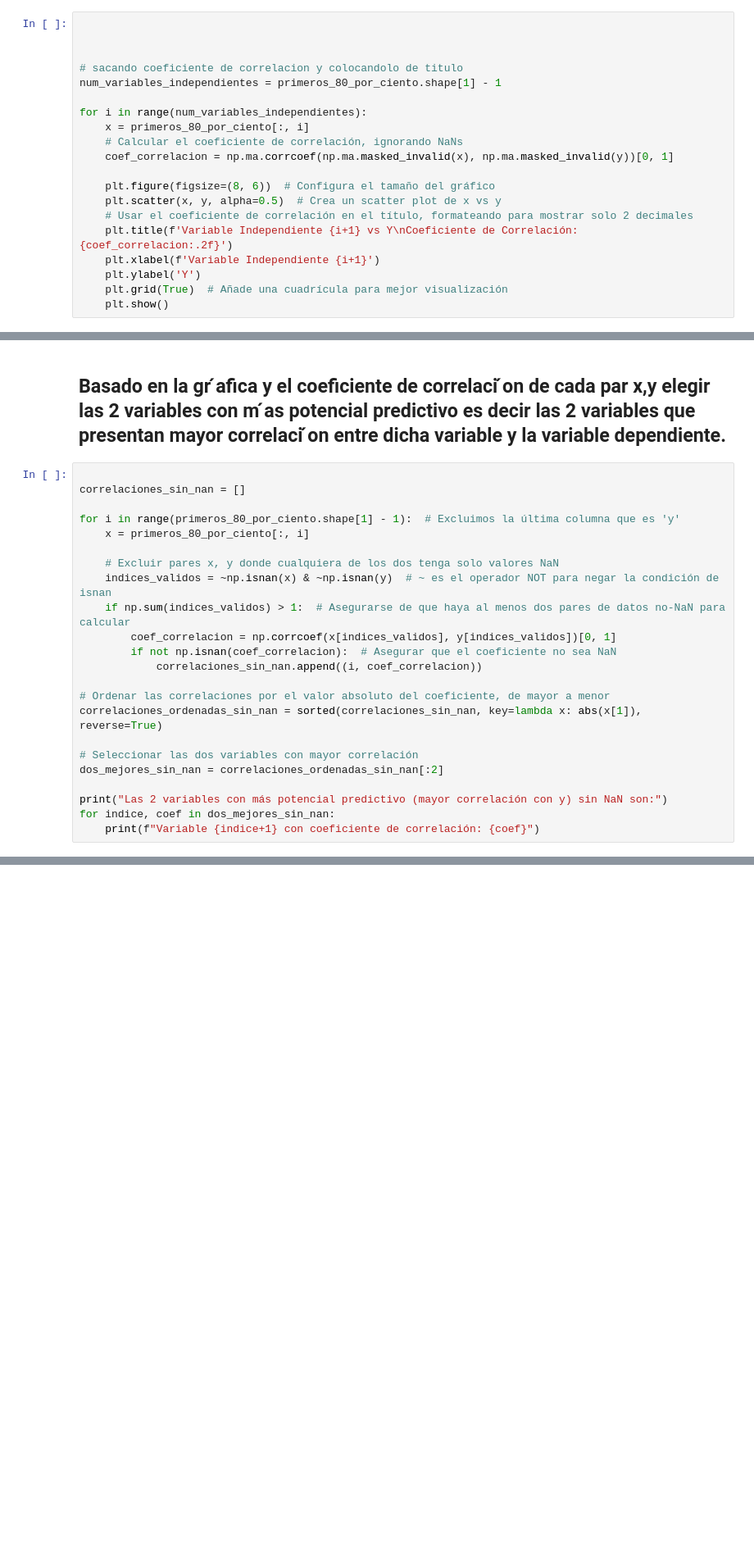
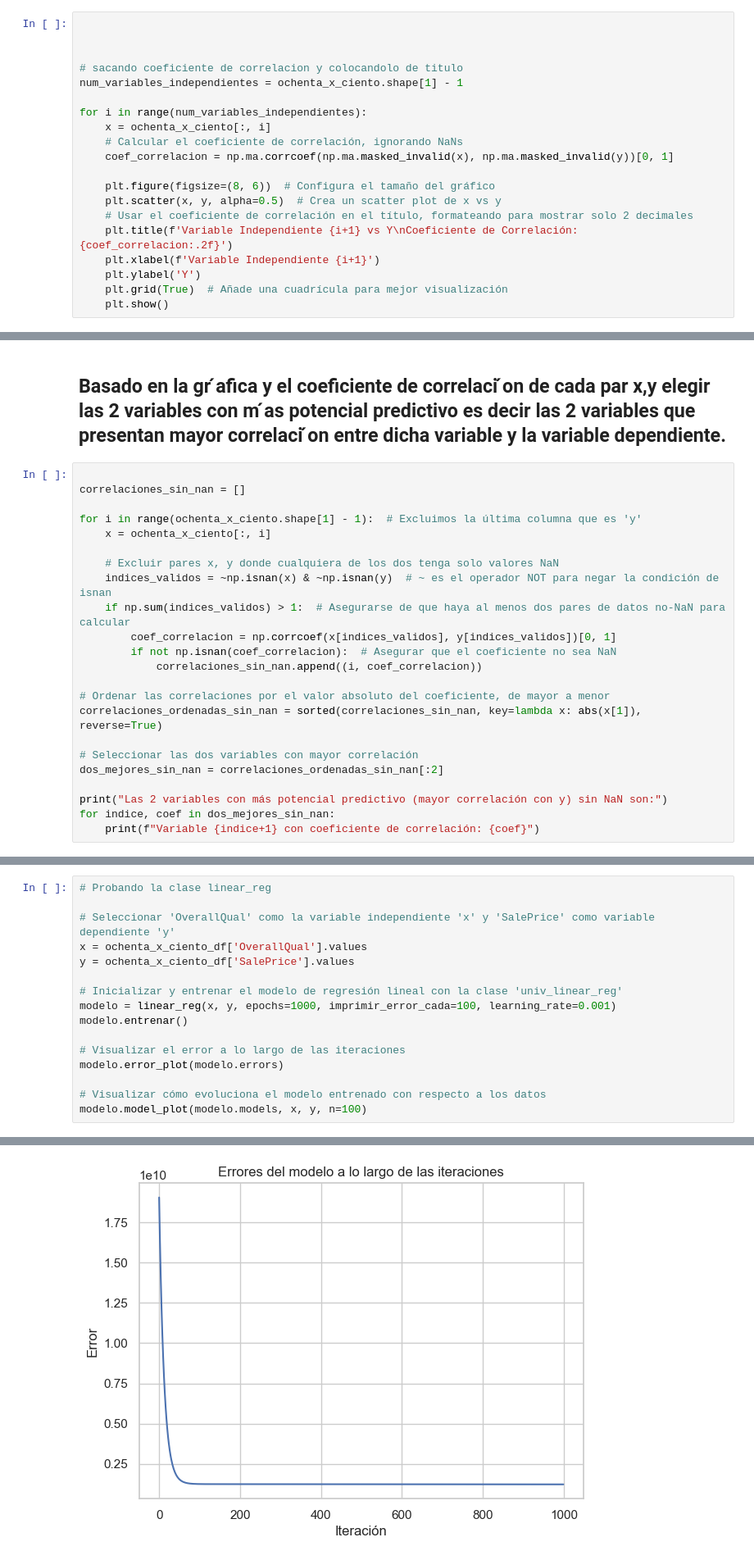
Before and after one commit to Yelt17/Proyecto1_Yeltsin_Alvarado_2400539, a Jupyter notebook: Proyecto_1_24000539.ipynb, the cells around one changed output, grey strips where cells are left out. Shown at 82% size. Cells and saved outputs as stored; diff of their text form; blank space fills up the shorter version.

```diff
--- a/Proyecto_1_24000539.ipynb
+++ b/Proyecto_1_24000539.ipynb
@@ -155,10 +181,10 @@ print(y)
 
 
 # sacando coeficiente de correlacion y colocandolo de titulo
-num_variables_independientes = primeros_80_por_ciento.shape[1] - 1
+num_variables_independientes = ochenta_x_ciento.shape[1] - 1
 
 for i in range(num_variables_independientes):
-    x = primeros_80_por_ciento[:, i]
+    x = ochenta_x_ciento[:, i]
     # Calcular el coeficiente de correlación, ignorando NaNs
     coef_correlacion = np.ma.corrcoef(np.ma.masked_invalid(x), np.ma.masked_invalid(y))[0, 1]
 
@@ -182,8 +208,8 @@ for i in range(num_variables_independientes):
 
 correlaciones_sin_nan = []
 
-for i in range(primeros_80_por_ciento.shape[1] - 1):  # Excluimos la última columna que es 'y'
-    x = primeros_80_por_ciento[:, i]
+for i in range(ochenta_x_ciento.shape[1] - 1):  # Excluimos la última columna que es 'y'
+    x = ochenta_x_ciento[:, i]
 
     # Excluir pares x, y donde cualquiera de los dos tenga solo valores NaN
     indices_validos = ~np.isnan(x) & ~np.isnan(y)  # ~ es el operador NOT para negar la condición de isnan
@@ -209,0 +300,17 @@ Variable 4 con coeficiente de correlación: 0.32261840022276594
+# %%
+# Probando la clase linear_reg
+
+# Seleccionar 'OverallQual' como la variable independiente 'x' y 'SalePrice' como variable dependiente 'y'
+x = ochenta_x_ciento_df['OverallQual'].values
+y = ochenta_x_ciento_df['SalePrice'].values
+
+# Inicializar y entrenar el modelo de regresión lineal con la clase 'univ_linear_reg'
+modelo = linear_reg(x, y, epochs=1000, imprimir_error_cada=100, learning_rate=0.001)
+modelo.entrenar()
+
+# Visualizar el error a lo largo de las iteraciones
+modelo.error_plot(modelo.errors)
+
+# Visualizar cómo evoluciona el modelo entrenado con respecto a los datos
+modelo.model_plot(modelo.models, x, y, n=100)
+# %% [output]
@@ -209,0 +327 @@ Variable 4 con coeficiente de correlación: 0.32261840022276594
+[figure, added]
```
Also changed, not shown: parts of 14 cells of this notebook.
